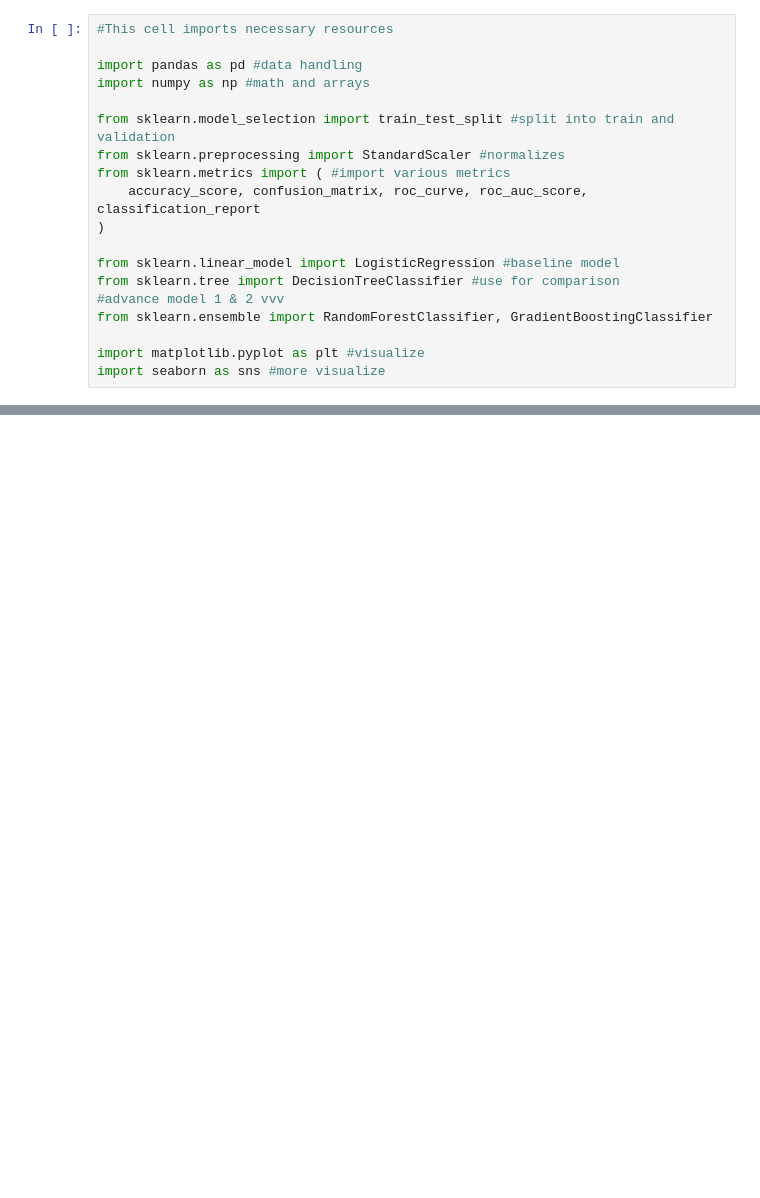
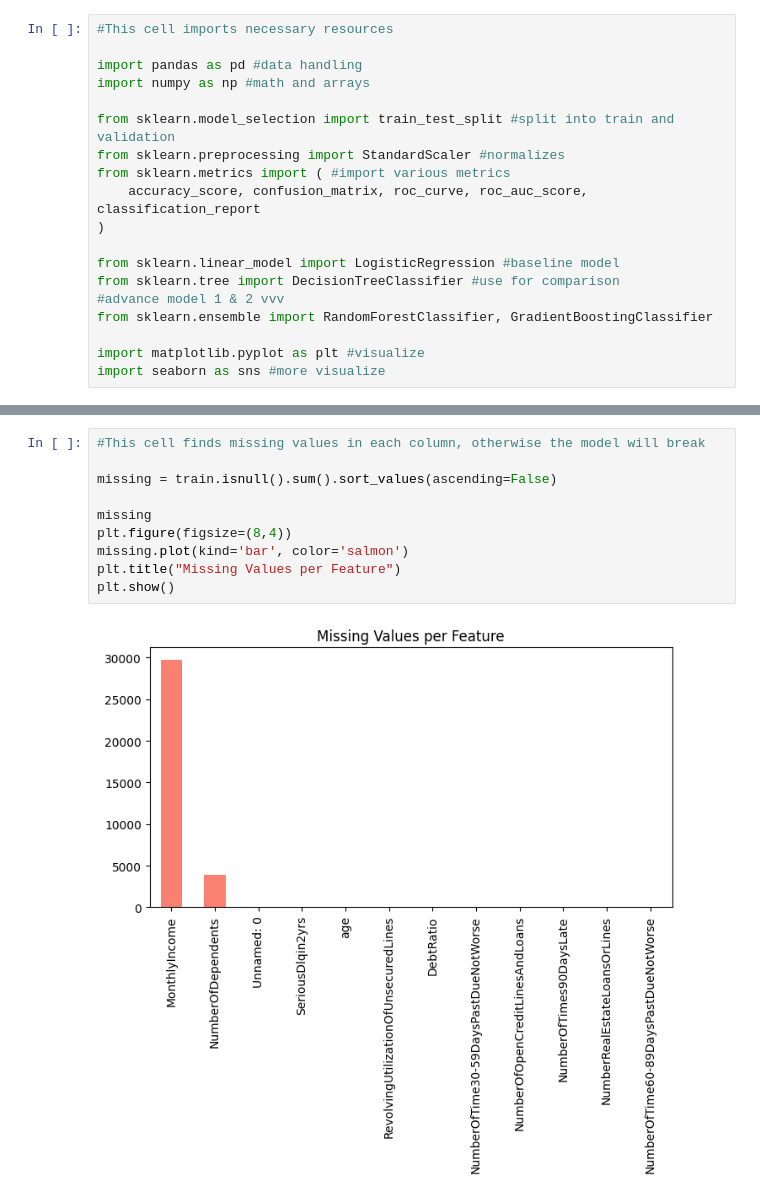
Before and after one commit to ChetHefton/4205_Group_Project, a Jupyter notebook: loan_default_prediction.ipynb, the cells around one changed output, grey strips where cells are left out. Cells and saved outputs as stored; diff of their text form; blank space fills up the shorter version.

```diff
--- a/loan_default_prediction.ipynb
+++ b/loan_default_prediction.ipynb
@@ -82,0 +85,12 @@ dtype: int64
+# %%
+#This cell finds missing values in each column, otherwise the model will break
+
+missing = train.isnull().sum().sort_values(ascending=False)
+
+missing
+plt.figure(figsize=(8,4))
+missing.plot(kind='bar', color='salmon')
+plt.title("Missing Values per Feature")
+plt.show()
+# %% [output]
+[figure, added]
```
Also changed, not shown: parts of 8 cells of this notebook.
